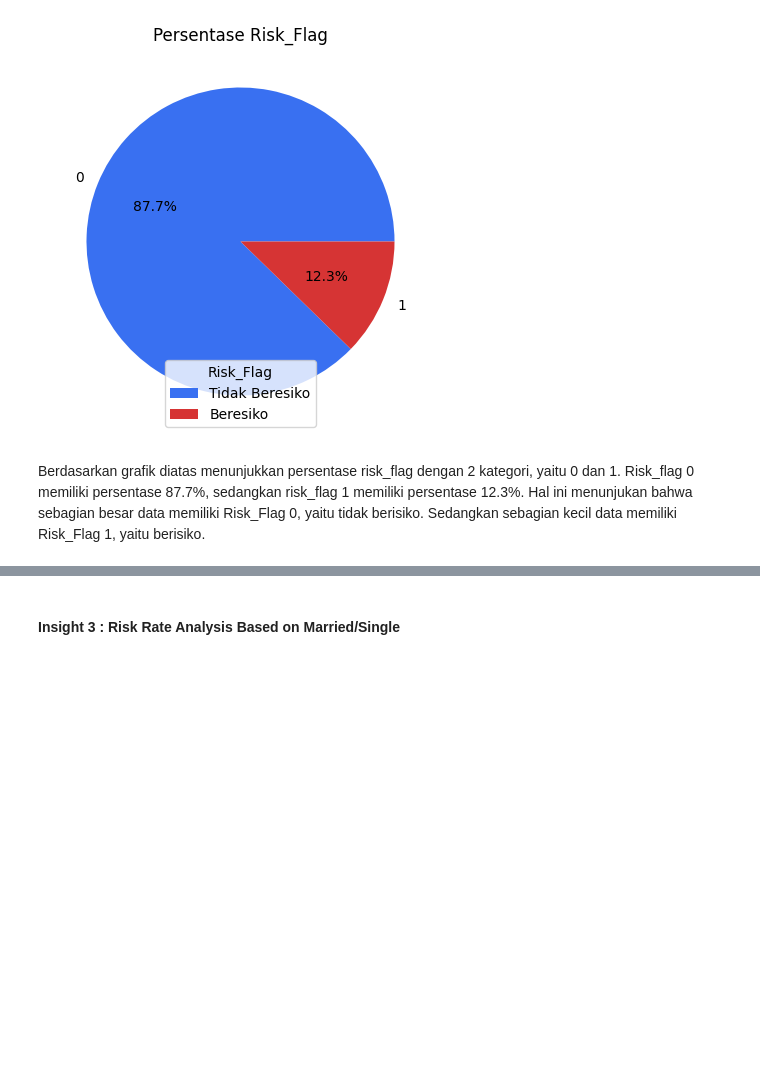
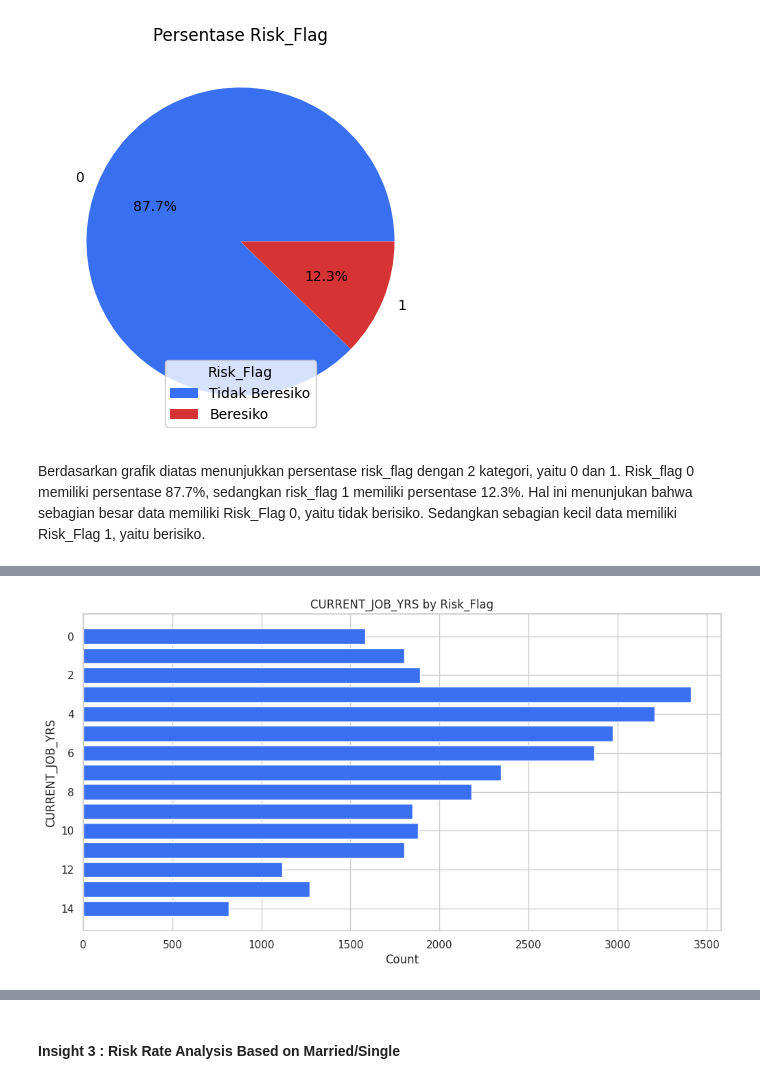
Before and after one commit to 2012500720/FinalProject_Kelompok1A, a Jupyter notebook: Stage1/Tugas_Stage_1.ipynb, the cells around one changed output, grey strips where cells are left out. Saved outputs shown, nothing was run; the diff lists cells and outputs as text; code cells hidden in the pictures; blank space fills up the shorter version.

```diff
--- a/Stage1/Tugas_Stage_1.ipynb
+++ b/Stage1/Tugas_Stage_1.ipynb
@@ -427,0 +395,3 @@ Perusahaan dapat memantau penilaian kredit yang teliti pada semua pelanggan yang
+# %%
+job_counts = data.groupby('CURRENT_JOB_YRS')['Risk_Flag'].sum().reset_index()
+job_counts = job_counts.sort_values(by='Risk_Flag', ascending=False)
@@ -427,0 +417,18 @@ Perusahaan dapat memantau penilaian kredit yang teliti pada semua pelanggan yang
+# %%
+# Melakukan visualisasi
+sns.set(style="whitegrid")
+plt.figure(figsize=(12,6))
+
+plt.barh(job_counts['CURRENT_JOB_YRS'],
+         job_counts['Risk_Flag'],
+         color='#3970F1'
+         )
+
+plt.xlabel('Count')
+plt.ylabel('CURRENT_JOB_YRS')
+plt.title('CURRENT_JOB_YRS by Risk_Flag')
+
+plt.gca().invert_yaxis()
+plt.show()
+# %% [output]
+[figure, added]
```
Also changed, not shown: parts of 18 cells of this notebook.
